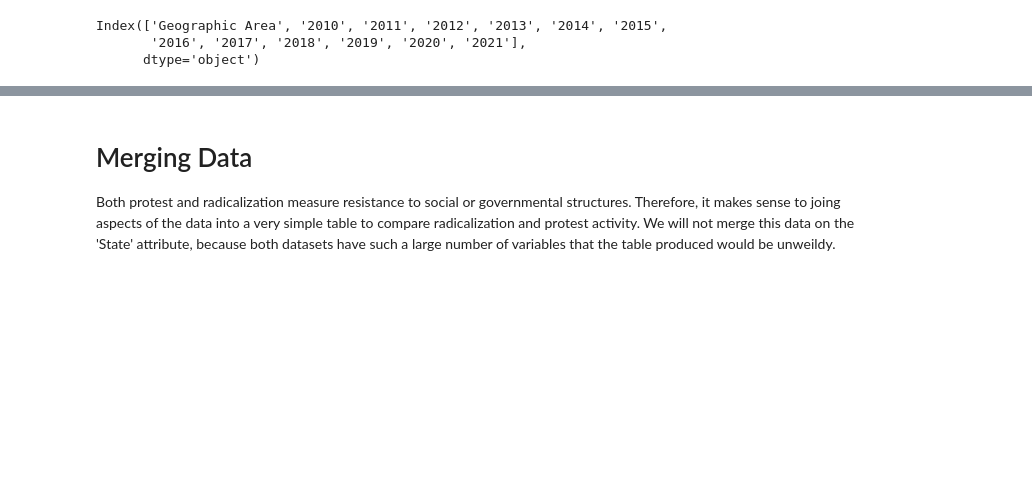
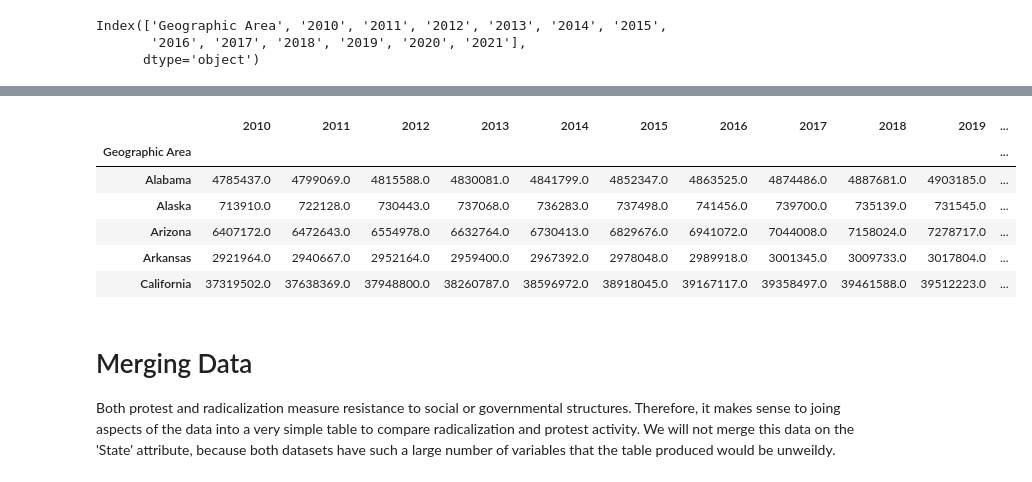
Before and after one commit to MadBeignet/MadBeignet.github.io, a Jupyter notebook: Political_Resistance_and_Participation_in_the_US.ipynb, the cells around one changed output, grey strips where cells are left out. Saved outputs shown, nothing was run; the diff lists cells and outputs as text; code cells hidden in the pictures; blank space fills up the shorter version.

```diff
--- a/Political_Resistance_and_Participation_in_the_US.ipynb
+++ b/Political_Resistance_and_Participation_in_the_US.ipynb
@@ -551,3 +449,13 @@ S_pop['Alabama'].plot(x='Year',y='Population',ax=)
+# %%
+pd.pivot_table(total_population, index='Geographic Area').head()
+# %% [output]
+|  | 2010 | 2011 | 2012 | 2013 | 2014 | 2015 | 2016 | 2017 | 2018 | 2019 | ... |
+| Geographic Area |  |  |  |  |  |  |  |  |  |  | ... |
+| Alabama | 4785437.0 | 4799069.0 | 4815588.0 | 4830081.0 | 4841799.0 | 4852347.0 | 4863525.0 | 4874486.0 | 4887681.0 | 4903185.0 | ... |
+| Alaska | 713910.0 | 722128.0 | 730443.0 | 737068.0 | 736283.0 | 737498.0 | 741456.0 | 739700.0 | 735139.0 | 731545.0 | ... |
+| Arizona | 6407172.0 | 6472643.0 | 6554978.0 | 6632764.0 | 6730413.0 | 6829676.0 | 6941072.0 | 7044008.0 | 7158024.0 | 7278717.0 | ... |
+| Arkansas | 2921964.0 | 2940667.0 | 2952164.0 | 2959400.0 | 2967392.0 | 2978048.0 | 2989918.0 | 3001345.0 | 3009733.0 | 3017804.0 | ... |
+| California | 37319502.0 | 37638369.0 | 37948800.0 | 38260787.0 | 38596972.0 | 38918045.0 | 39167117.0 | 39358497.0 | 39461588.0 | 39512223.0 | ... |
 # %% [markdown]
 <h1>Merging Data</h1><p>Both protest and radicalization measure resistance to social or governmental structures. Therefore, it makes sense to joing aspects of the data into a very simple table to compare radicalization and protest activity. We will not merge this data on the 'State' attribute, because both datasets have such a large number of variables that the table produced would be unweildy.</p>
 # %%
```
Also changed, not shown: parts of 19 cells of this notebook.
